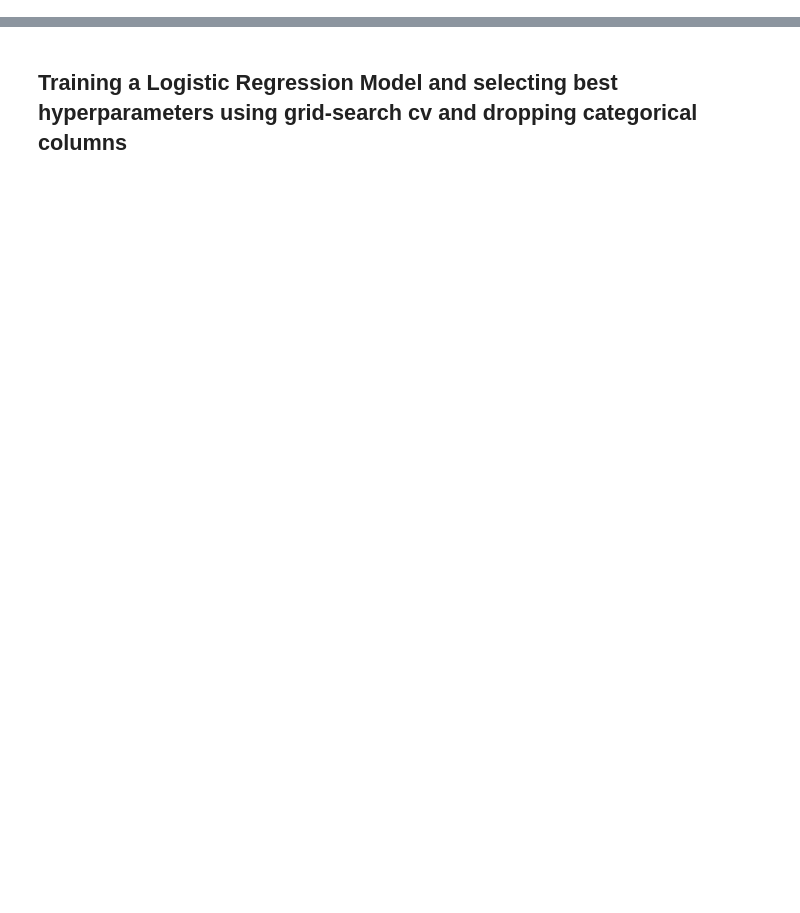
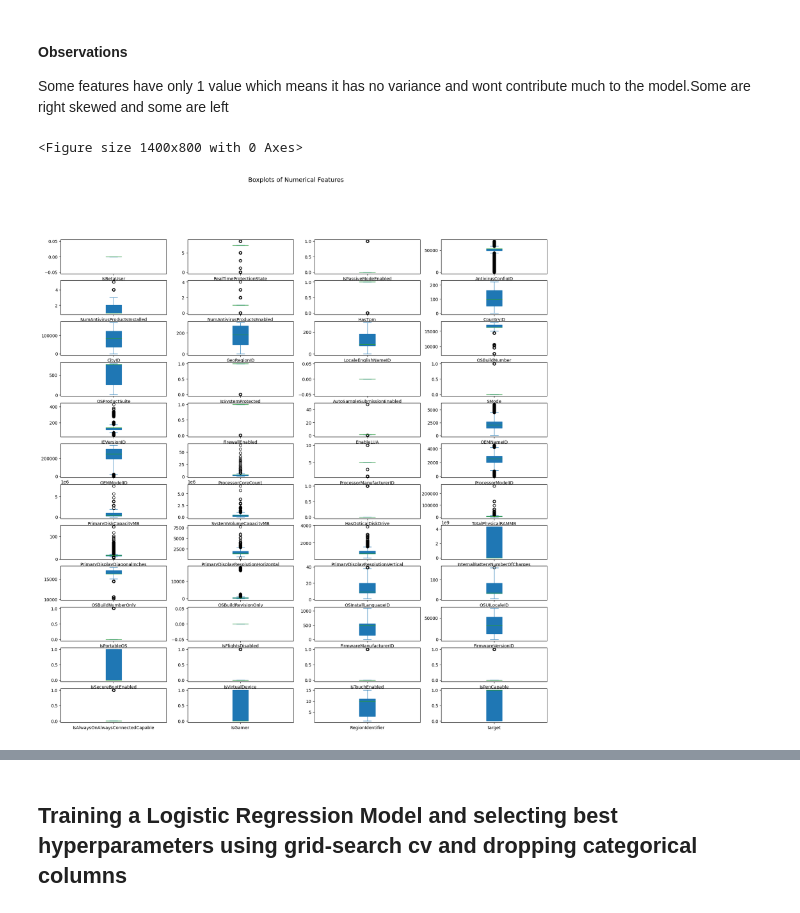
Before and after one commit to RiteeshTM/System-Threat-Forecaster-project, a Jupyter notebook: main.ipynb, the cells around one changed output, grey strips where cells are left out. Drawn from its saved outputs; the diff is of its cells as text; code cells hidden in the pictures; blank space fills up the shorter version.

```diff
--- a/main.ipynb
+++ b/main.ipynb
@@ -0,0 +32,19 @@
+# %% [markdown]
+#### Observations
+Some features have only 1 value which means it has no variance and wont contribute much to the model.Some are right skewed and some are left
+# %%
+# Boxplots for numerical features (to detect outliers)
+
+num_features = len(numerical_features)
+
+ncols = 4
+
+nrows = (num_features // ncols) + (num_features % ncols != 0)
+
+plt.figure(figsize=(14, 8))
+df[numerical_features].plot(kind='box', subplots=True, layout=(nrows, ncols), figsize=(20, 20), patch_artist=True)
+plt.suptitle("Boxplots of Numerical Features", fontsize=14)
+plt.show()
+# %% [output]
+<Figure size 1400x800 with 0 Axes>
+[figure, added]
```
Also changed, not shown: parts of 77 cells of this notebook, 1 other file.
